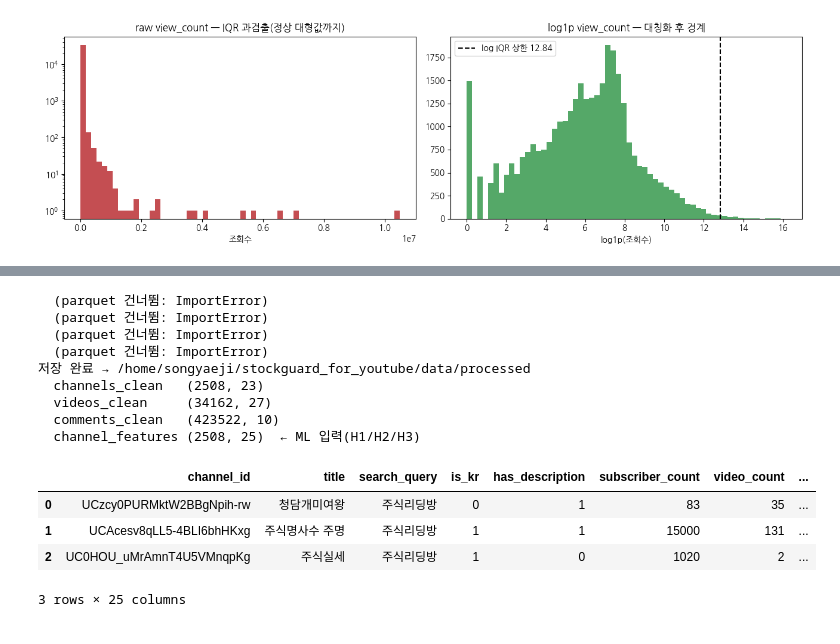
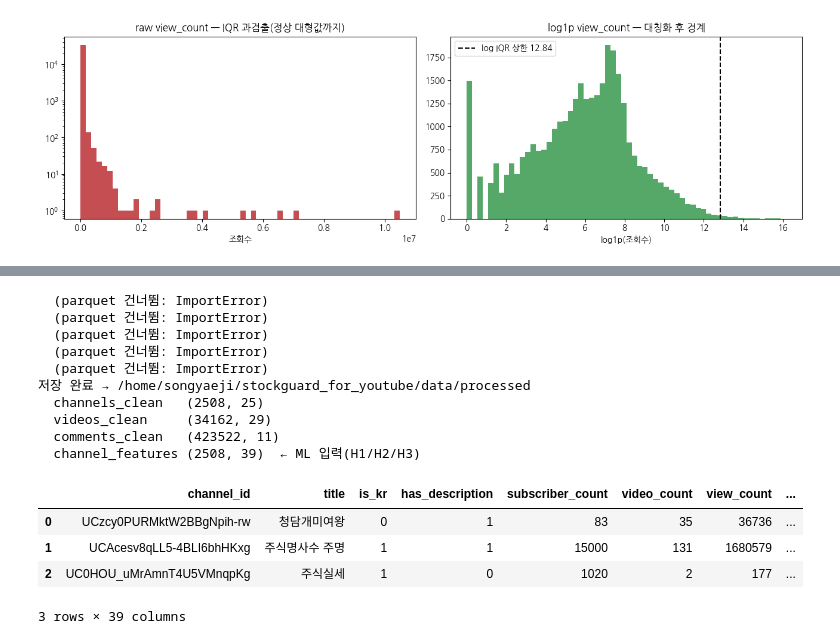
Before and after one commit to songyaeji/StockGuard_for_YouTube, a Jupyter notebook: notebooks/preprocessing.ipynb, the cells around one changed output, grey strips where cells are left out. Saved outputs shown, nothing was run; the diff lists cells and outputs as text; code cells hidden in the pictures.

```diff
--- a/notebooks/preprocessing.ipynb
+++ b/notebooks/preprocessing.ipynb
@@ -1270,7 +1307,7 @@ plt.tight_layout(); plt.show()
 # 유령/비활성: 구독자0&조회0 또는 영상0
 ch['is_inactive'] = (((ch['subscriber_count'] == 0) & (ch['view_count'] == 0))
                      | (ch['video_count'] == 0)).astype(int)
-# 규칙 이탈(2-3-3 재현): 구독자~조회 로그-로그 규칙선에서 |잔차|>2.5σ
+# 규칙 이탈(3-3-3 재현): 구독자~조회 로그-로그 규칙선에서 |잔차|>2.5σ
 m = (ch['subscriber_count'] > 0) & (ch['view_count'] > 0)
 ch['is_rule_anomaly'] = 0
 xx, yy = np.log1p(ch.loc[m, 'subscriber_count']), np.log1p(ch.loc[m, 'view_count'])
@@ -1285,13 +1322,17 @@ n_bad = int((vd['video_age_days'] < 0).sum())
 print(f'수집 결함(age<0): {n_bad}개 → {"삭제" if n_bad else "없음(삭제 불필요)"}')
 vd = vd[vd['video_age_days'] >= 0].copy()           # 데이터 오류만 삭제(없으면 무변화)
 
-# 참여 비율: view==0은 미집계(진짜 0 아님, 2-2-3 근거) → 0 강제 시 채널 median 왜곡 → 결측(NaN)으로 두고 집계서 제외
+# 참여 비율: view==0은 미집계(진짜 0 아님, 3-2-3 근거) → 0 강제 시 채널 median 왜곡 → 결측(NaN)으로 두고 집계서 제외
 _view = vd['view_count'].replace(0, np.nan)   # 분모 0 → NaN (0division·inf 방지)
 vd['like_rate']    = vd['like_count']    / _view
 vd['comment_rate'] = vd['comment_count'] / _view
 vd['like_rate_anomaly'] = (vd['like_rate'] > 1).astype(int)   # 좋아요>조회 = 비정상
-vd['is_short']     = (vd['duration_seconds'] <= 60).astype(int)
+vd['is_short']     = (vd['duration_seconds'] <= 180).astype(int)   # 3-2-4와 통일(YouTube Shorts 정책 180s)
 vd['has_comments'] = (vd['comment_count'] > 0).astype(int)
+# 업로드 시각대(KST, 3-2-5) → H3 시황민감도 채널 feature(장중 vs 장마감후)
+_kst_hr = pd.to_datetime(vd['published_at'], format='ISO8601', utc=True).dt.tz_convert('Asia/Seoul').dt.hour
+vd['is_market_hours'] = _kst_hr.between(9, 15).astype(int)    # 장중 9~15시
+vd['is_after_market'] = _kst_hr.between(16, 20).astype(int)   # 장마감후 16~20시
 
 # ---- 모델 입력용 log1p feature (H2 군집/PCA 스케일 보정) ----
 for c in ['subscriber_count','video_count','view_count']:
@@ -1299,6 +1340,12 @@ for c in ['subscriber_count','video_count','view_count']:
 for c in ['view_count','like_count','comment_count','duration_seconds']:
     vd[f'log_{c}'] = np.log1p(vd[c].clip(lower=0))
 
+# 채널 나이(3-2-6) → 성숙도 feature + 신생 flag(리딩방 신생 가설)
+_ch_age = (pd.to_datetime(ch['collected_at'], format='ISO8601', utc=True)
+           - pd.to_datetime(ch['published_at'], format='ISO8601', utc=True)).dt.total_seconds() / 86400
+ch['channel_age_days'] = _ch_age
+ch['is_new_channel'] = (_ch_age < 365).astype(int)
+
 print('channels anomaly: 비활성', int(ch['is_inactive'].sum()),
       '| 규칙이탈', int(ch['is_rule_anomaly'].sum()))
 print('videos anomaly: like_rate>1', int(vd['like_rate_anomaly'].sum()),
@@ -1336,49 +1389,72 @@ vid_agg = vd.groupby('channel_id').agg(
     has_comments_ratio=('has_comments', 'mean'),
     med_age_days=('video_age_days', 'median'),
     like_rate_anomaly_ratio=('like_rate_anomaly', 'mean'),
+    market_hours_ratio=('is_market_hours', 'mean'),
+    after_market_ratio=('is_after_market', 'mean'),
 ).reset_index()
 
-ch_meta = ['channel_id','title','search_query','is_kr','has_description',
+# 댓글 행동 채널 집계(3-2-8): 작성자/텍스트 고유율·대댓글율 + comment_n(신뢰 게이팅용)
+_cg = cm.groupby('channel_id')
+_cn = _cg.size()
+cmt_beh = pd.DataFrame({
+    'comment_n'  : _cn,
+    'author_uniq': _cg['author'].nunique() / _cn,
+    'text_uniq'  : _cg['text'].nunique() / _cn,
+    'reply_rate' : _cg['is_reply'].mean(),
+})
+
+# search_query는 약한 라벨 prior(누수) → feature 매트릭스서 분리, 평가·시드라벨 전용 파일로만 저장
+ch_meta = ['channel_id','title','is_kr','has_description',
            'subscriber_count','video_count','view_count',
            'log_subscriber_count','log_video_count','log_view_count',
+           'channel_age_days','is_new_channel',
            'is_inactive','is_rule_anomaly',
            'subscriber_count_is_outlier','view_count_is_outlier']
-channel_features = ch[ch_meta].merge(vid_agg, on='channel_id', how='left')
+channel_features = (ch[ch_meta]
+    .merge(vid_agg, on='channel_id', how='left')
+    .merge(cmt_beh,    left_on='channel_id', right_index=True, how='left')   # 댓글 행동(3-2-8)
+    .merge(chan_flags, left_on='channel_id', right_index=True, how='left')   # 연락처 개별 플래그(3-2-9)
+    .merge(chan_ttf,   left_on='channel_id', right_index=True, how='left'))  # 첫댓글 시딩(3-3-4)
 
 # ---- 저장 (원본 DB 보존, processed/ 별도) ----
 from pathlib import Path
 out = Path('/home/songyaeji/stockguard_for_youtube/data/processed'); out.mkdir(parents=True, exist_ok=True)
 
 def save(df, name):
     df.to_csv(out / f'{name}.csv', index=False)
     try:
         df.to_parquet(out / f'{name}.parquet', index=False)   # pyarrow 있으면
     except Exception as e:
         print(f'  (parquet 건너뜀: {type(e).__name__})')
 
+# 라벨 누수 차단: search_query(약한 라벨 prior) 별도 파일 — 평가·시드라벨 전용, feature 아님
+channel_labels = ch[['channel_id','title','search_query']].copy()
+
 save(ch, 'channels_clean')
 save(vd, 'videos_clean')
 save(cm, 'comments_clean')
 save(channel_features, 'channel_features')
+save(channel_labels, 'channel_labels')
 
 print('저장 완료 →', out)
 print(f'  channels_clean   {ch.shape}')
 print(f'  videos_clean     {vd.shape}')
 print(f'  comments_clean   {cm.shape}')
 print(f'  channel_features {channel_features.shape}  ← ML 입력(H1/H2/H3)')
 display(channel_features.head(3))
 # %% [output]
+  (parquet 건너뜀: ImportError)
   (parquet 건너뜀: ImportError)
   (parquet 건너뜀: ImportError)
   (parquet 건너뜀: ImportError)
   (parquet 건너뜀: ImportError)
 저장 완료 → /home/songyaeji/stockguard_for_youtube/data/processed
-  channels_clean   (2508, 23)
-  videos_clean     (34162, 27)
-  comments_clean   (423522, 10)
-  channel_features (2508, 25)  ← ML 입력(H1/H2/H3)
+  channels_clean   (2508, 25)
+  videos_clean     (34162, 29)
+  comments_clean   (423522, 11)
+  channel_features (2508, 39)  ← ML 입력(H1/H2/H3)
-|  | channel_id | title | search_query | is_kr | has_description | subscriber_count | video_count | ... |
-| 0 | UCzcy0PURMktW2BBgNpih-rw | 청담개미여왕 | 주식리딩방 | 0 | 1 | 83 | 35 | ... |
-| 1 | UCAcesv8qLL5-4BLI6bhHKxg | 주식명사수 주명 | 주식리딩방 | 1 | 1 | 15000 | 131 | ... |
-| 2 | UC0HOU_uMrAmnT4U5VMnqpKg | 주식실세 | 주식리딩방 | 1 | 0 | 1020 | 2 | ... |
+|  | channel_id | title | is_kr | has_description | subscriber_count | video_count | view_count | ... |
+| 0 | UCzcy0PURMktW2BBgNpih-rw | 청담개미여왕 | 0 | 1 | 83 | 35 | 36736 | ... |
+| 1 | UCAcesv8qLL5-4BLI6bhHKxg | 주식명사수 주명 | 1 | 1 | 15000 | 131 | 1680579 | ... |
+| 2 | UC0HOU_uMrAmnT4U5VMnqpKg | 주식실세 | 1 | 0 | 1020 | 2 | 177 | ... |
-3 rows × 25 columns
+3 rows × 39 columns
```
Also changed, not shown: parts of 18 cells of this notebook.
